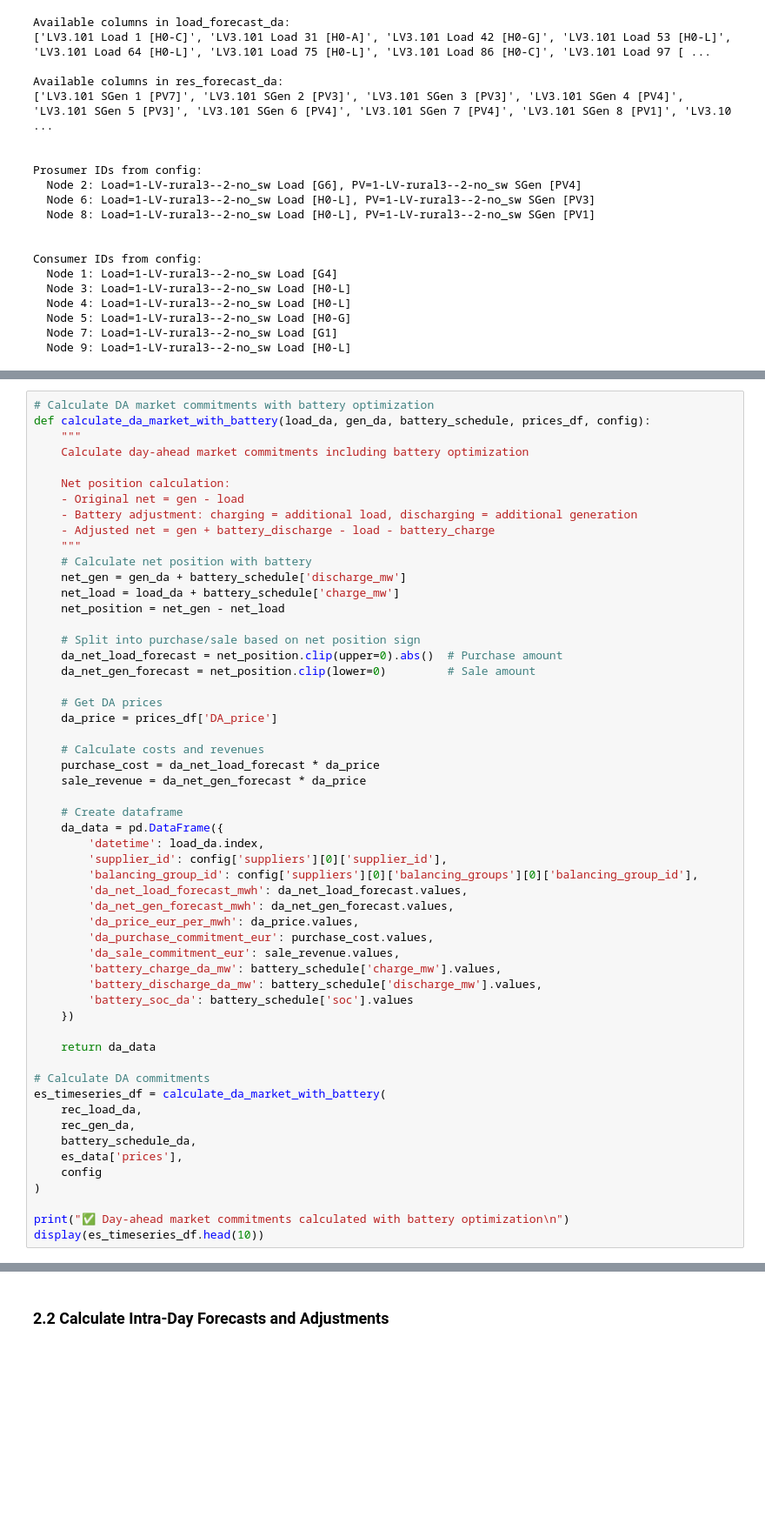
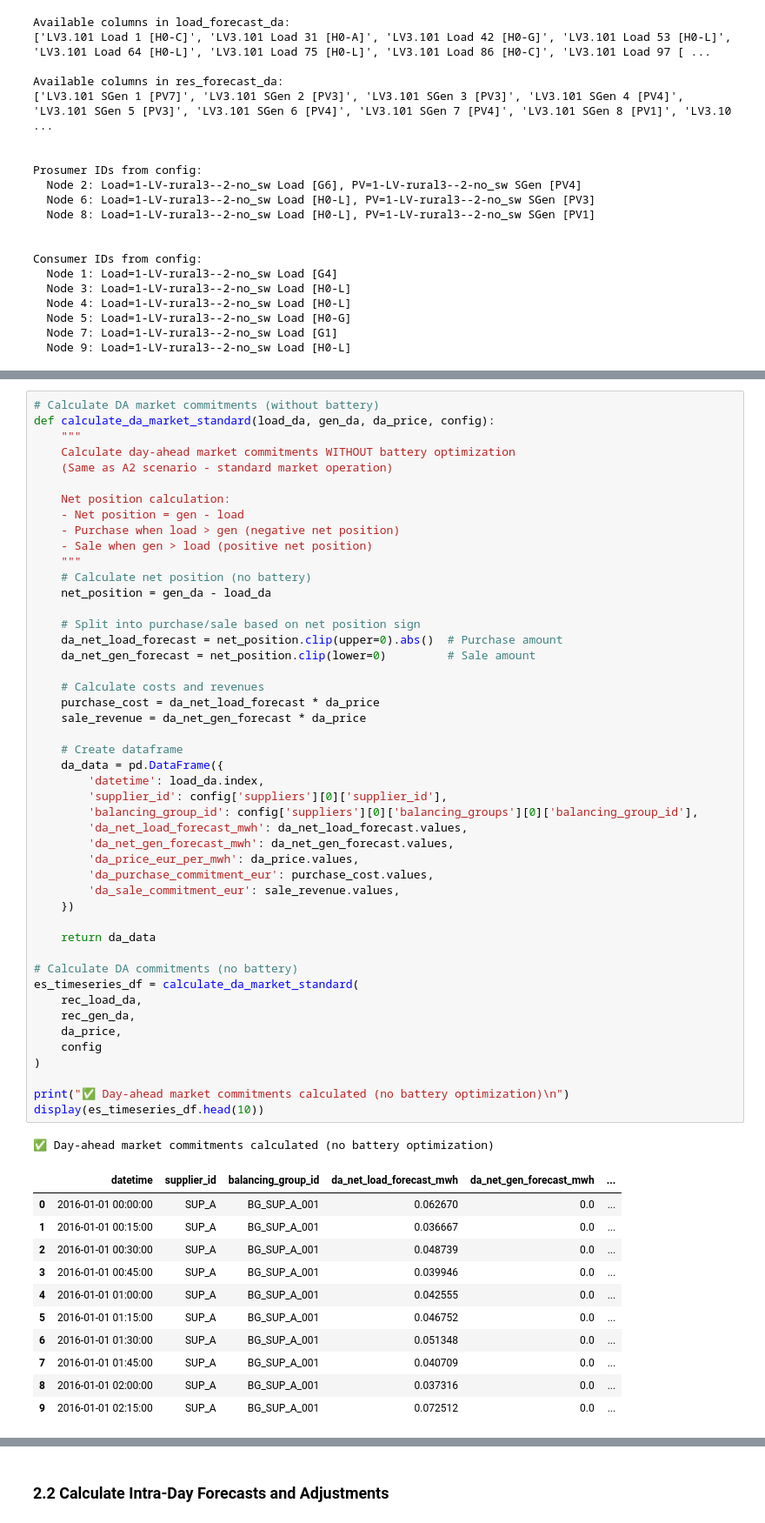
Before and after one commit to Dausi12/Thesis-, a Jupyter notebook: C_Scenario_Battery_Optimization/C3_single_supplier_rec_battery_optimization.ipynb, the cells around one changed output, grey strips where cells are left out. Shown at 87% size. Cells and saved outputs as stored; diff of their text form; blank space fills up the shorter version.

Commit message:
latest commit 12_2_2026

```diff
--- a/C_Scenario_Battery_Optimization/C3_single_supplier_rec_battery_optimization.ipynb
+++ b/C_Scenario_Battery_Optimization/C3_single_supplier_rec_battery_optimization.ipynb
@@ -560,58 +547,63 @@ NameError: name 'battery_params' is not defined
 # %%
-# Calculate DA market commitments with battery optimization
-def calculate_da_market_with_battery(load_da, gen_da, battery_schedule, prices_df, config):
+# Calculate DA market commitments (without battery)
+def calculate_da_market_standard(load_da, gen_da, da_price, config):
     """
-    Calculate day-ahead market commitments including battery optimization
+    Calculate day-ahead market commitments WITHOUT battery optimization
+    (Same as A2 scenario - standard market operation)
 
     Net position calculation:
-    - Original net = gen - load
-    - Battery adjustment: charging = additional load, discharging = additional generation
-    - Adjusted net = gen + battery_discharge - load - battery_charge
+    - Net position = gen - load
+    - Purchase when load > gen (negative net position)
+    - Sale when gen > load (positive net position)
     """
-    # Calculate net position with battery
-    net_gen = gen_da + battery_schedule['discharge_mw']
-    net_load = load_da + battery_schedule['charge_mw']
-    net_position = net_gen - net_load
+    # Calculate net position (no battery)
+    net_position = gen_da - load_da
 
     # Split into purchase/sale based on net position sign
     da_net_load_forecast = net_position.clip(upper=0).abs()  # Purchase amount
     da_net_gen_forecast = net_position.clip(lower=0)         # Sale amount
-
-    # Get DA prices
-    da_price = prices_df['DA_price']
 
     # Calculate costs and revenues
     purchase_cost = da_net_load_forecast * da_price
     sale_revenue = da_net_gen_forecast * da_price
 
     # Create dataframe
     da_data = pd.DataFrame({
         'datetime': load_da.index,
         'supplier_id': config['suppliers'][0]['supplier_id'],
         'balancing_group_id': config['suppliers'][0]['balancing_groups'][0]['balancing_group_id'],
         'da_net_load_forecast_mwh': da_net_load_forecast.values,
         'da_net_gen_forecast_mwh': da_net_gen_forecast.values,
         'da_price_eur_per_mwh': da_price.values,
         'da_purchase_commitment_eur': purchase_cost.values,
         'da_sale_commitment_eur': sale_revenue.values,
-        'battery_charge_da_mw': battery_schedule['charge_mw'].values,
-        'battery_discharge_da_mw': battery_schedule['discharge_mw'].values,
-        'battery_soc_da': battery_schedule['soc'].values
     })
 
     return da_data
 
-# Calculate DA commitments
-es_timeseries_df = calculate_da_market_with_battery(
+# Calculate DA commitments (no battery)
+es_timeseries_df = calculate_da_market_standard(
     rec_load_da,
     rec_gen_da,
-    battery_schedule_da,
-    es_data['prices'],
+    da_price,
     config
 )
 
-print("✅ Day-ahead market commitments calculated with battery optimization\n")
+print("✅ Day-ahead market commitments calculated (no battery optimization)\n")
 display(es_timeseries_df.head(10))
+# %% [output]
+✅ Day-ahead market commitments calculated (no battery optimization)
+|  | datetime | supplier_id | balancing_group_id | da_net_load_forecast_mwh | da_net_gen_forecast_mwh | ... |
+| 0 | 2016-01-01 00:00:00 | SUP_A | BG_SUP_A_001 | 0.062670 | 0.0 | ... |
+| 1 | 2016-01-01 00:15:00 | SUP_A | BG_SUP_A_001 | 0.036667 | 0.0 | ... |
+| 2 | 2016-01-01 00:30:00 | SUP_A | BG_SUP_A_001 | 0.048739 | 0.0 | ... |
+| 3 | 2016-01-01 00:45:00 | SUP_A | BG_SUP_A_001 | 0.039946 | 0.0 | ... |
+| 4 | 2016-01-01 01:00:00 | SUP_A | BG_SUP_A_001 | 0.042555 | 0.0 | ... |
+| 5 | 2016-01-01 01:15:00 | SUP_A | BG_SUP_A_001 | 0.046752 | 0.0 | ... |
+| 6 | 2016-01-01 01:30:00 | SUP_A | BG_SUP_A_001 | 0.051348 | 0.0 | ... |
+| 7 | 2016-01-01 01:45:00 | SUP_A | BG_SUP_A_001 | 0.040709 | 0.0 | ... |
+| 8 | 2016-01-01 02:00:00 | SUP_A | BG_SUP_A_001 | 0.037316 | 0.0 | ... |
+| 9 | 2016-01-01 02:15:00 | SUP_A | BG_SUP_A_001 | 0.072512 | 0.0 | ... |
 # %% [markdown]
 ### 1.3 Day-Ahead Market - Mathematical Formulation
 
```
Also changed, not shown: parts of 18 cells of this notebook, 24 other files.
